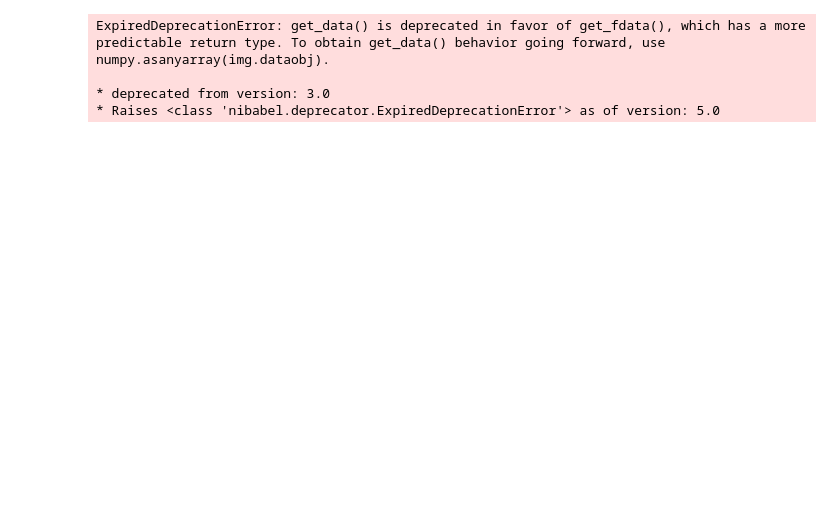
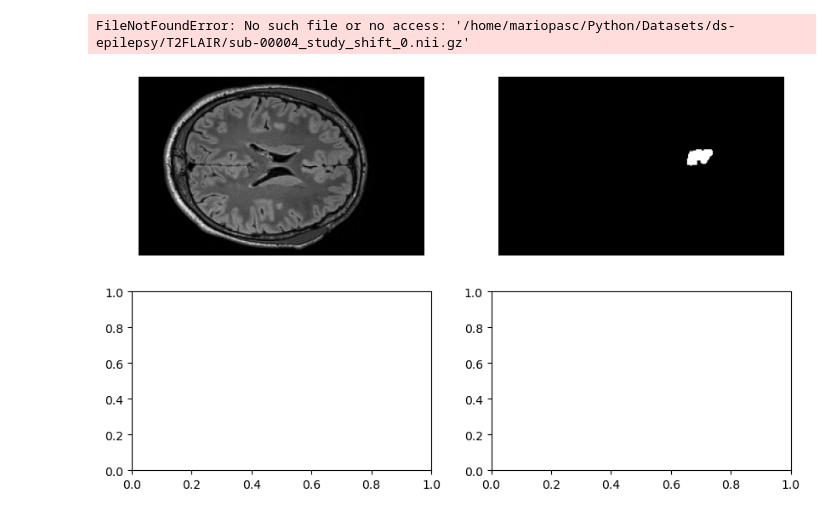
Before and after one commit to MarioPasc/Epilepsy-Displasia-focal-Segmentation, a Jupyter notebook: jupyter-notebooks/explore_data.ipynb, the cells around one changed output. Saved outputs shown, nothing was run; the diff lists cells and outputs as text; code cells hidden in the pictures; blank space fills up the shorter version.

```diff
--- a/jupyter-notebooks/explore_data.ipynb
+++ b/jupyter-notebooks/explore_data.ipynb
@@ -1,13 +1,32 @@
-# %%
-import nibabel as nib
-import matplotlib.pyplot as plt
-import numpy as np
-
-path = "/home/mariopasc/Python/Datasets/ds-epilepsy/T2FLAIR/sub-00060_study_brightness_4.nii.gz"
-
-data = nib.load(path).get_data()
-# %% [output]
-ExpiredDeprecationError: get_data() is deprecated in favor of get_fdata(), which has a more predictable return type. To obtain get_data() behavior going forward, use numpy.asanyarray(img.dataobj).
-
-* deprecated from version: 3.0
-* Raises <class 'nibabel.deprecator.ExpiredDeprecationError'> as of version: 5.0
+# %%
+import nibabel as nib
+import matplotlib.pyplot as plt
+import numpy as np
+import os
+path_im = "/home/mariopasc/Python/Datasets/ds-epilepsy/T2FLAIR"
+path_roi = "/home/mariopasc/Python/Datasets/ds-epilepsy/ROI_T2"
+
+aug_file_im = "sub-00004_study_shift_0.nii.gz"
+aug_file_roi = "sub-00004_roi_shift_0.nii.gz"
+aug_path_im, aug_path_roi = os.path.join(path_im, aug_file_im), os.path.join(path_roi, aug_file_roi)
+
+file_im = "sub-00004_acq-T2sel_FLAIR.nii.gz"
+file_roi = "sub-00004_acq-T2sel_FLAIR_roi.nii.gz"
+path_im, path_roi = os.path.join(path_im, file_im), os.path.join(path_roi, file_roi)
+
+
+
+fig, axes = plt.subplots(2, 2, figsize=(10,6))
+axes[0, 0].imshow(np.uint8(nib.load(path_im).get_fdata()[:, :, 150]), cmap="gray")
+axes[0, 0].axis("off")
+axes[0, 1].imshow(np.uint8(nib.load(path_roi).get_fdata()[:, :, 150]), cmap="gray")
+axes[0, 1].axis("off")
+
+axes[1, 0].imshow(np.uint8(nib.load(aug_path_im).get_fdata()[:, :, 10]), cmap="gray")
+axes[1, 0].axis("off")
+axes[1, 1].imshow(np.uint8(nib.load(aug_path_roi).get_fdata()[:, :, 10]), cmap="gray")
+axes[1, 1].axis("off")
+plt.show()
+# %% [output]
+FileNotFoundError: No such file or no access: '/home/mariopasc/Python/Datasets/ds-epilepsy/T2FLAIR/sub-00004_study_shift_0.nii.gz'
+[figure, added]
```
Also changed, not shown: parts of 1 cell of this notebook, 6 other files.
